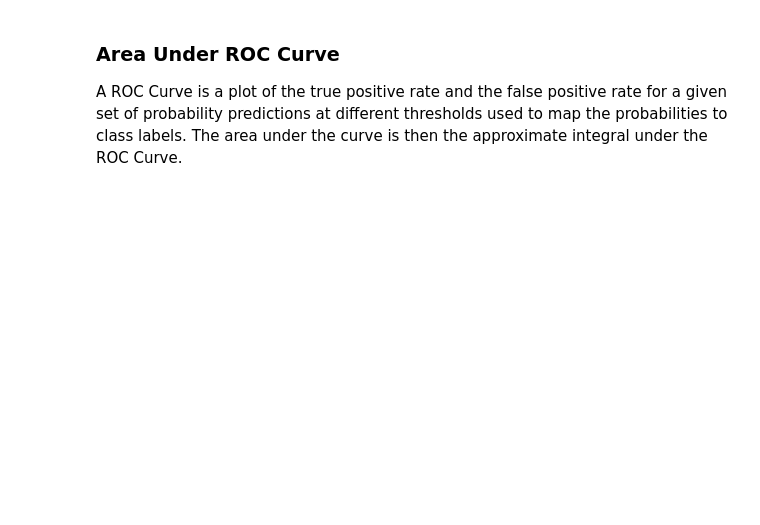
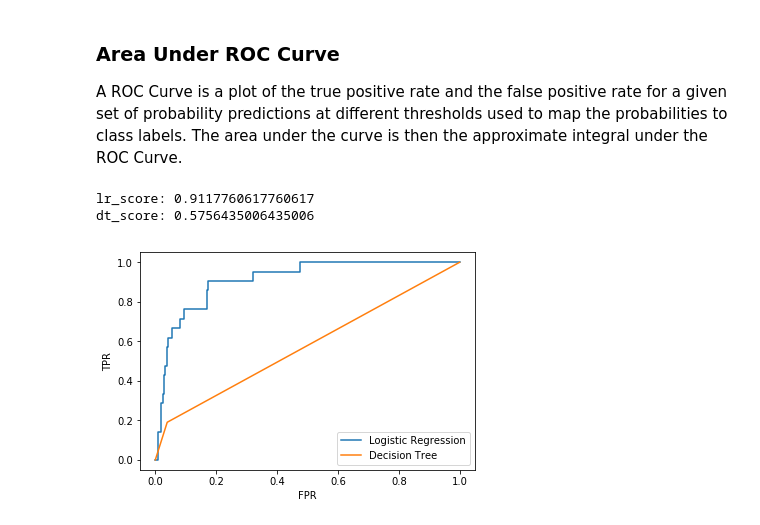
Before and after one commit to Avi-nashkumar/Semester5, a Jupyter notebook: ECSE303L/challenge-week-5/task_1_classification_metrics.ipynb, the cells around one changed output. Cells and saved outputs as stored; diff of their text form; code cells hidden in the pictures; blank space fills up the shorter version.

```diff
--- a/ECSE303L/challenge-week-5/task_1_classification_metrics.ipynb
+++ b/ECSE303L/challenge-week-5/task_1_classification_metrics.ipynb
@@ -327,5 +334,24 @@ dt_true_positive_rate =
+# %%
+from sklearn.metrics import roc_curve
+from sklearn.metrics import roc_auc_score
+lr_proba = clf1.predict_proba(X_test)[:,1]
+dt_proba = clf2.predict_proba(X_test)[:,1]
+# %%
+lr_false_positive_rate, lr_true_positive_rate, lr_thresholds = roc_curve(y_test, lr_proba)
+dt_false_positive_rate, dt_true_positive_rate, dt_thresholds =  roc_curve(y_test, dt_proba)
+
+print("lr_score:",roc_auc_score(y_test, lr_proba))
+print("dt_score:",roc_auc_score(y_test, dt_proba))
+# %% [output]
+lr_score: 0.9117760617760617
+dt_score: 0.5756435006435006
 # %%
 # TODO: Plot the ROC curve
-plt.plot()
-plt.plot()
+plt.plot(lr_false_positive_rate, lr_true_positive_rate, label="Logistic Regression")
+plt.plot(dt_false_positive_rate, dt_true_positive_rate, label="Decision Tree")
+plt.legend()
+plt.xlabel("FPR")
+plt.ylabel("TPR")
 plt.show()
+# %% [output]
+[figure, added]
```
Also changed, not shown: parts of 7 cells of this notebook.
